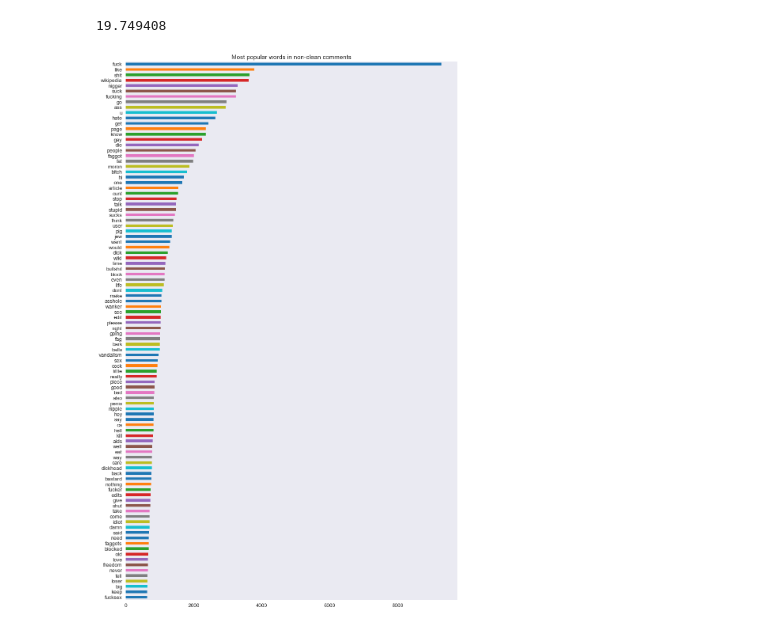
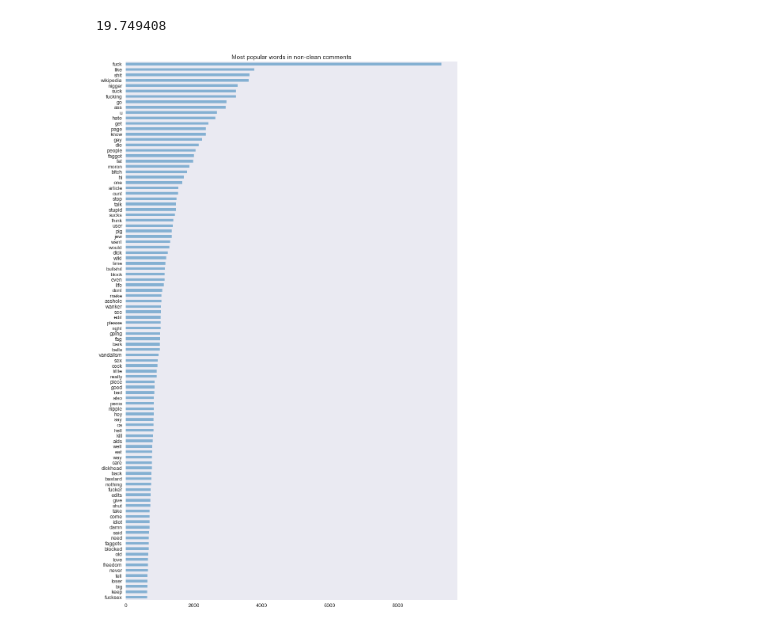
Before and after one commit to dkn22/kishan-dat-toxic-comment-challenge, a Jupyter notebook: notebooks_/1.2-eda.ipynb, the cells around one changed output. Saved outputs shown, nothing was run; the diff lists cells and outputs as text; code cells hidden in the pictures.

```diff
--- a/notebooks_/1.2-eda.ipynb
+++ b/notebooks_/1.2-eda.ipynb
@@ -202,9 +202,9 @@ sys.getsizeof(corpus) / 1e6
 19.749408
 # %%
 fig, ax = plt.subplots(figsize=[15, 25])
-df_freq.sort_values(ascending=False).plot(kind='barh',ax = ax, color=color[0], alpha=)
+df_freq.sort_values(ascending=False).plot(kind='barh',ax = ax, color=color[0], alpha=0.5)
 ax.invert_yaxis()
 ax.set_title('Most popular words in non-clean comments')
 fig.savefig('../reports/figures/most_popular_words_not_clean.png')
 # %% [output]
-[figure, old version]
+[figure, new version]
```
Also changed, not shown: 1 other file.
